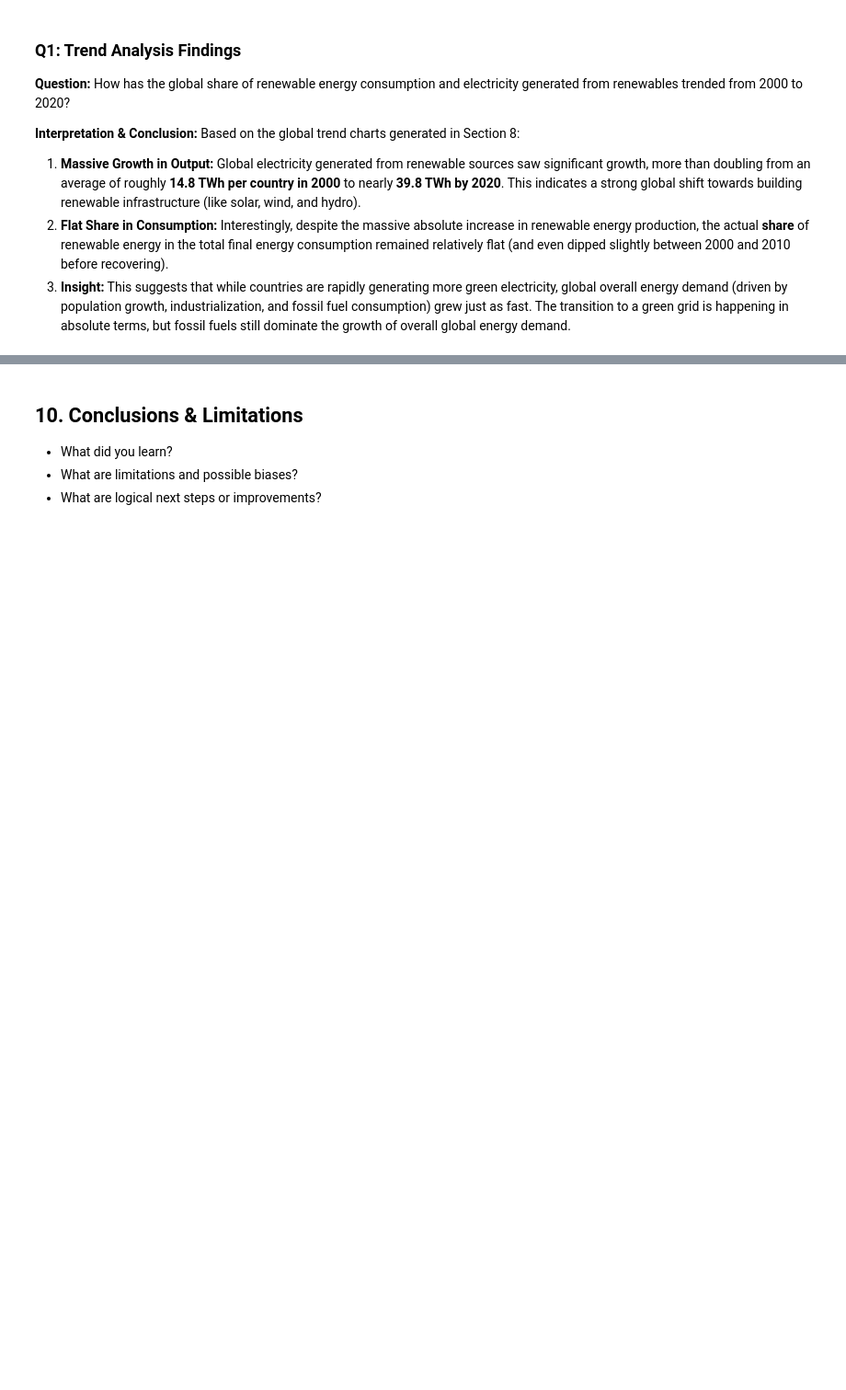
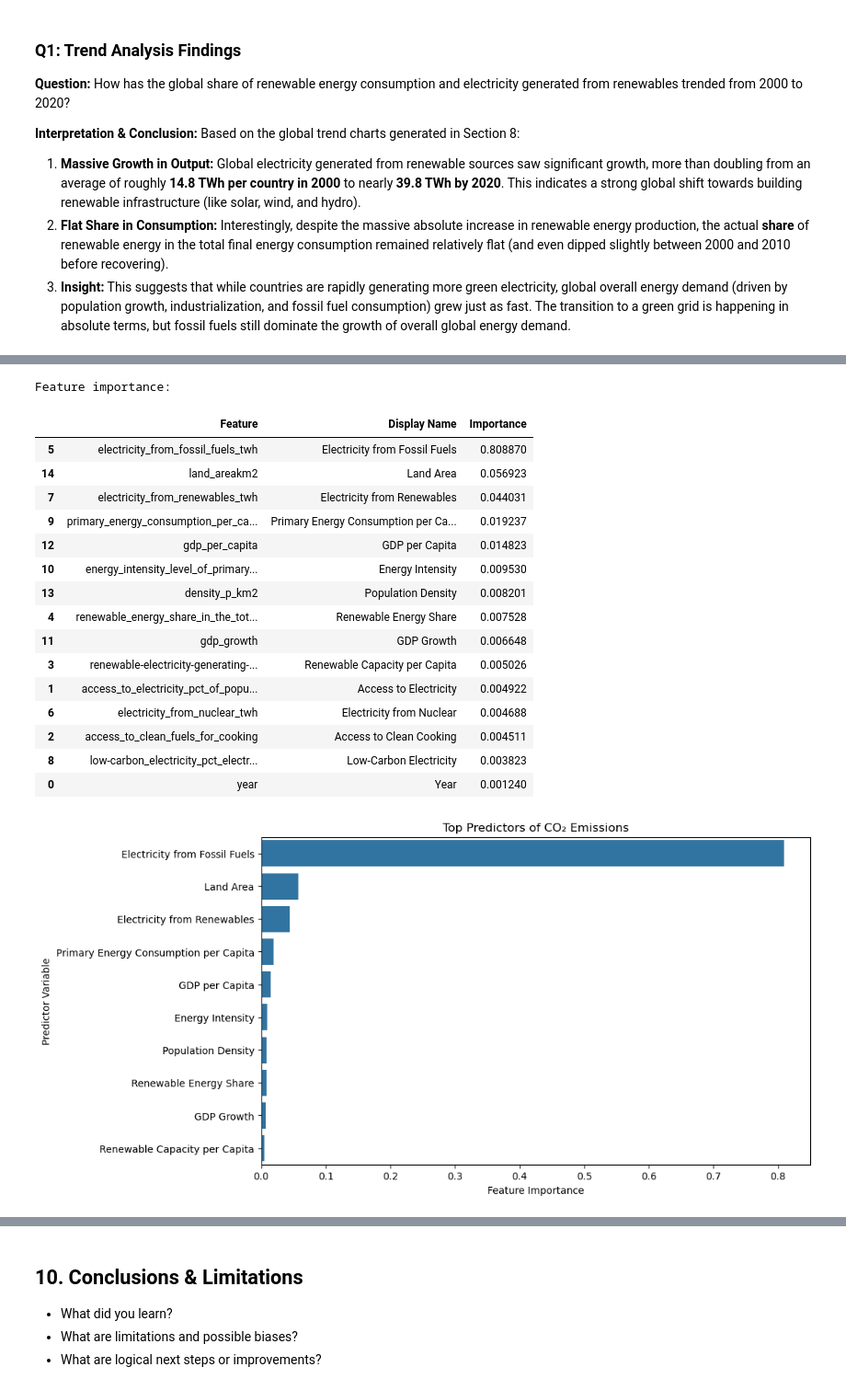
Before and after one commit to cooldudeandguy2004/DataScienceFundamentalsProject, a Jupyter notebook: TT3L_G7_Notebook.ipynb, the cells around one changed output, grey strips where cells are left out. Shown at 92% size. Cells and saved outputs as stored; diff of their text form; code cells hidden in the pictures; blank space fills up the shorter version.

```diff
--- a/TT3L_G7_Notebook.ipynb
+++ b/TT3L_G7_Notebook.ipynb
@@ -517,0 +836,59 @@ Based on the global trend charts generated in Section 8:
+# %%
+trained_rf = rf_model.named_steps["model"]
+
+feature_name_mapping = {
+    "year": "Year",
+    "access_to_electricity_pct_of_population": "Access to Electricity",
+    "access_to_clean_fuels_for_cooking": "Access to Clean Cooking",
+    "renewable-electricity-generating-capacity-per-capita": "Renewable Capacity per Capita",
+    "renewable_energy_share_in_the_total_final_energy_consumption_pct": "Renewable Energy Share",
+    "electricity_from_fossil_fuels_twh": "Electricity from Fossil Fuels",
+    "electricity_from_nuclear_twh": "Electricity from Nuclear",
+    "electricity_from_renewables_twh": "Electricity from Renewables",
+    "low-carbon_electricity_pct_electricity": "Low-Carbon Electricity",
+    "primary_energy_consumption_per_capita_kwh_person": "Primary Energy Consumption per Capita",
+    "energy_intensity_level_of_primary_energy_mj_usd2017_ppp_gdp": "Energy Intensity",
+    "gdp_growth": "GDP Growth",
+    "gdp_per_capita": "GDP per Capita",
+    "density_p_km2": "Population Density",
+    "land_areakm2": "Land Area"
+}
+
+feature_importance = pd.DataFrame({
+    "Feature": selected_features,
+    "Display Name": [feature_name_mapping.get(feature, feature) for feature in selected_features],
+    "Importance": trained_rf.feature_importances_
+}).sort_values("Importance", ascending=False)
+
+print("Feature importance:")
+display(feature_importance)
+
+plt.figure(figsize=(10, 6))
+sns.barplot(
+    data=feature_importance.head(10),
+    x="Importance",
+    y="Display Name"
+)
+plt.title("Top Predictors of CO₂ Emissions")
+plt.xlabel("Feature Importance")
+plt.ylabel("Predictor Variable")
+plt.show()
+# %% [output]
+Feature importance:
+|  | Feature | Display Name | Importance |
+| 5 | electricity_from_fossil_fuels_twh | Electricity from Fossil Fuels | 0.808870 |
+| 14 | land_areakm2 | Land Area | 0.056923 |
+| 7 | electricity_from_renewables_twh | Electricity from Renewables | 0.044031 |
+| 9 | primary_energy_consumption_per_ca... | Primary Energy Consumption per Ca... | 0.019237 |
+| 12 | gdp_per_capita | GDP per Capita | 0.014823 |
+| 10 | energy_intensity_level_of_primary... | Energy Intensity | 0.009530 |
+| 13 | density_p_km2 | Population Density | 0.008201 |
+| 4 | renewable_energy_share_in_the_tot... | Renewable Energy Share | 0.007528 |
+| 11 | gdp_growth | GDP Growth | 0.006648 |
+| 3 | renewable-electricity-generating-... | Renewable Capacity per Capita | 0.005026 |
+| 1 | access_to_electricity_pct_of_popu... | Access to Electricity | 0.004922 |
+| 6 | electricity_from_nuclear_twh | Electricity from Nuclear | 0.004688 |
+| 2 | access_to_clean_fuels_for_cooking | Access to Clean Cooking | 0.004511 |
+| 8 | low-carbon_electricity_pct_electr... | Low-Carbon Electricity | 0.003823 |
+| 0 | year | Year | 0.001240 |
+[figure, added]
```
Also changed, not shown: parts of 13 cells of this notebook.
